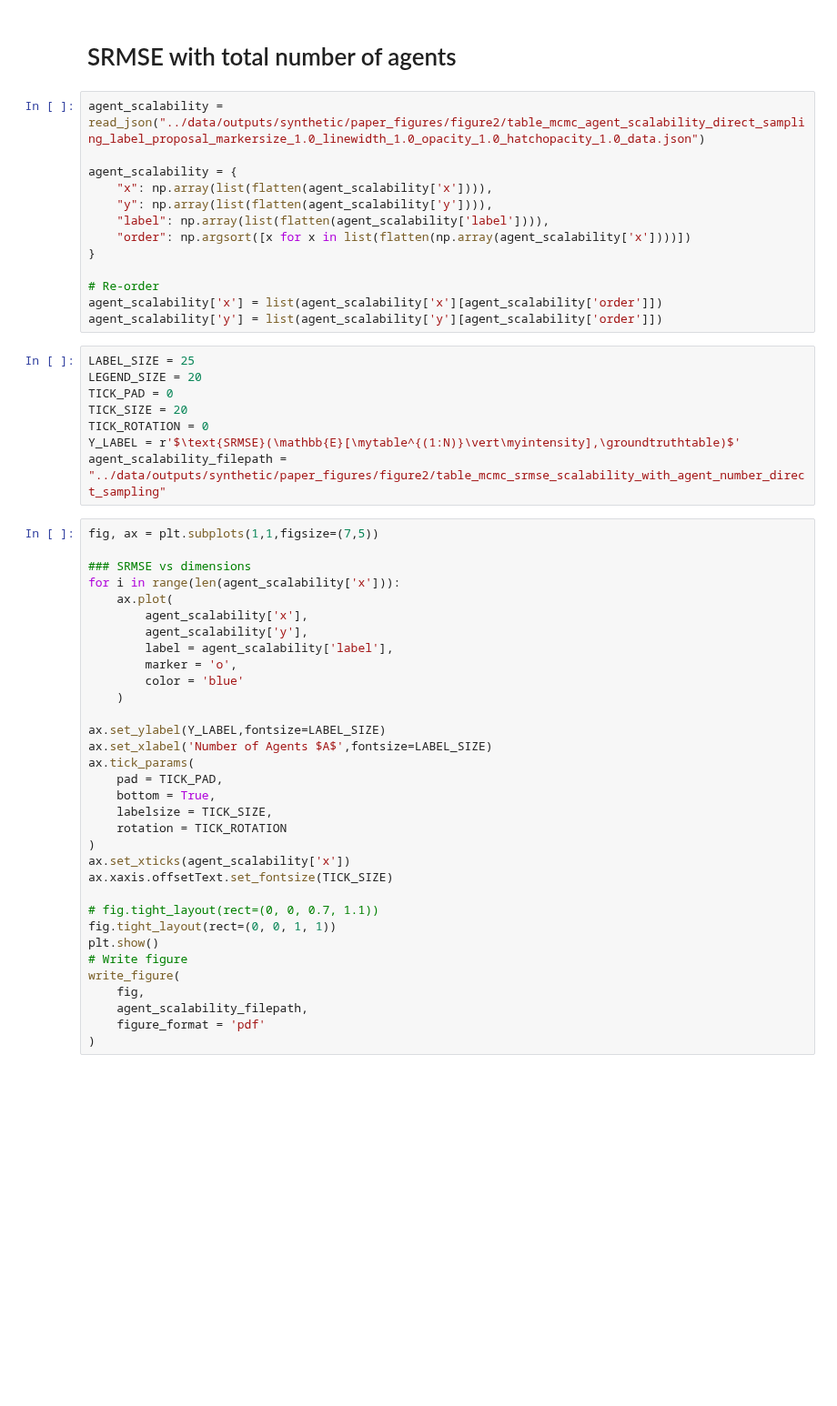
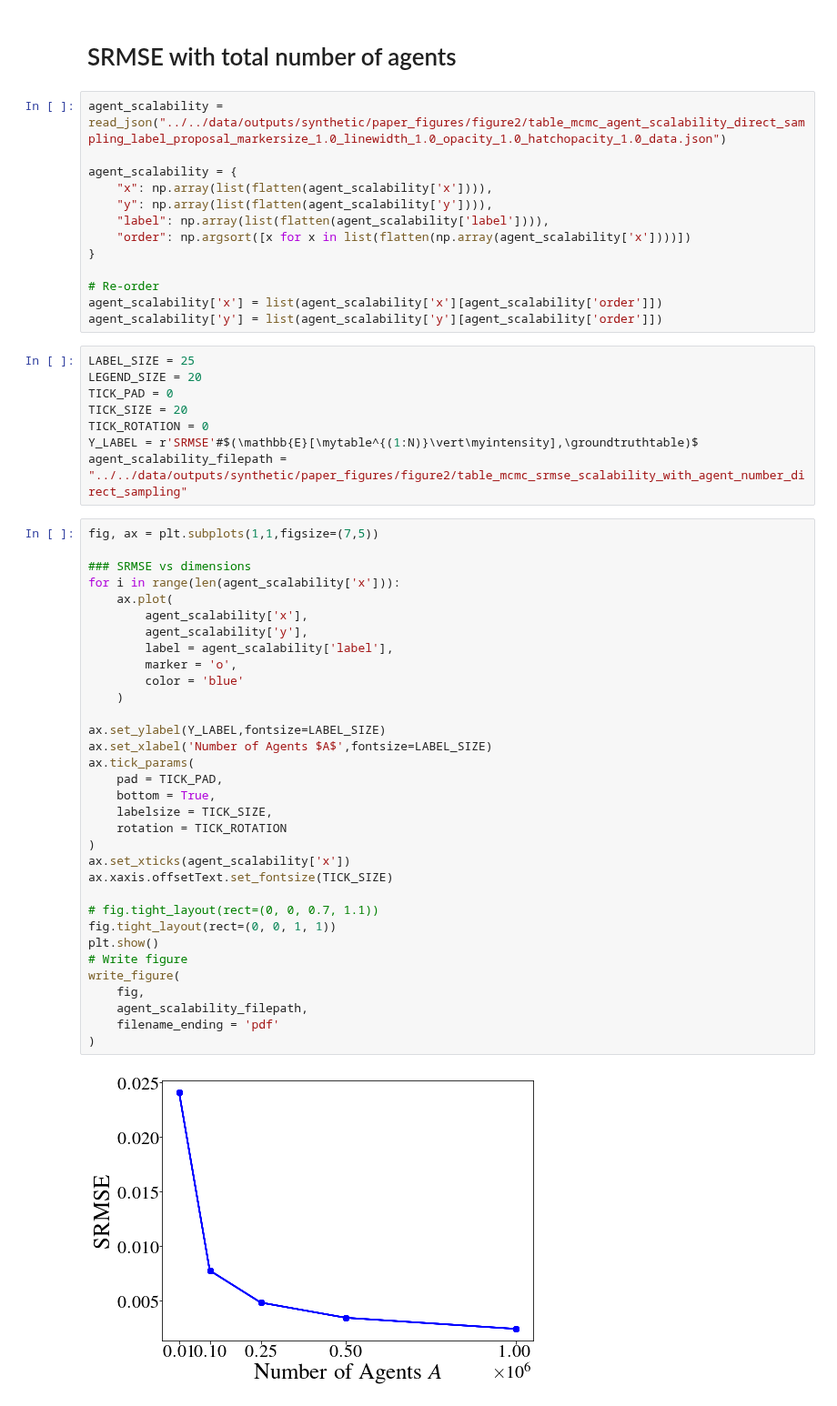
Before and after one commit to YannisZa/GeNSIT, a Jupyter notebook: notebooks/plots/Synthetic data plots.ipynb, the cells around one changed output. Shown at 91% size. Drawn from its saved outputs; the diff is of its cells as text; blank space fills up the shorter version.

```diff
--- a/notebooks/plots/Synthetic data plots.ipynb
+++ b/notebooks/plots/Synthetic data plots.ipynb
@@ -340,7 +351,7 @@ write_figure(
 # %% [markdown]
 # SRMSE with total number of agents
 # %%
-agent_scalability = read_json("../data/outputs/synthetic/paper_figures/figure2/table_mcmc_agent_scalability_direct_sampling_label_proposal_markersize_1.0_linewidth_1.0_opacity_1.0_hatchopacity_1.0_data.json")
+agent_scalability = read_json("../../data/outputs/synthetic/paper_figures/figure2/table_mcmc_agent_scalability_direct_sampling_label_proposal_markersize_1.0_linewidth_1.0_opacity_1.0_hatchopacity_1.0_data.json")
 
 agent_scalability = {
     "x": np.array(list(flatten(agent_scalability['x']))),
@@ -358,38 +369,40 @@ LEGEND_SIZE = 20
 TICK_PAD = 0
 TICK_SIZE = 20
 TICK_ROTATION = 0
-Y_LABEL = r'$\text{SRMSE}(\mathbb{E}[\mytable^{(1:N)}\vert\myintensity],\groundtruthtable)$'
-agent_scalability_filepath = "../data/outputs/synthetic/paper_figures/figure2/table_mcmc_srmse_scalability_with_agent_number_direct_sampling"
+Y_LABEL = r'SRMSE'#$(\mathbb{E}[\mytable^{(1:N)}\vert\myintensity],\groundtruthtable)$
+agent_scalability_filepath = "../../data/outputs/synthetic/paper_figures/figure2/table_mcmc_srmse_scalability_with_agent_number_direct_sampling"
 # %%
 fig, ax = plt.subplots(1,1,figsize=(7,5))
 
 ### SRMSE vs dimensions
 for i in range(len(agent_scalability['x'])):
     ax.plot(
         agent_scalability['x'],
         agent_scalability['y'],
         label = agent_scalability['label'],
         marker = 'o',
         color = 'blue'
     )
 
 ax.set_ylabel(Y_LABEL,fontsize=LABEL_SIZE)
 ax.set_xlabel('Number of Agents $A$',fontsize=LABEL_SIZE)
 ax.tick_params(
     pad = TICK_PAD,
     bottom = True,
     labelsize = TICK_SIZE,
     rotation = TICK_ROTATION
 )
 ax.set_xticks(agent_scalability['x'])
 ax.xaxis.offsetText.set_fontsize(TICK_SIZE)
 
 # fig.tight_layout(rect=(0, 0, 0.7, 1.1))
 fig.tight_layout(rect=(0, 0, 1, 1))
 plt.show()
 # Write figure
 write_figure(
     fig,
     agent_scalability_filepath,
-    figure_format = 'pdf'
+    filename_ending = 'pdf'
 )
+# %% [output]
+[figure, added]
```
Also changed, not shown: parts of 7 cells of this notebook, 2 other files.
